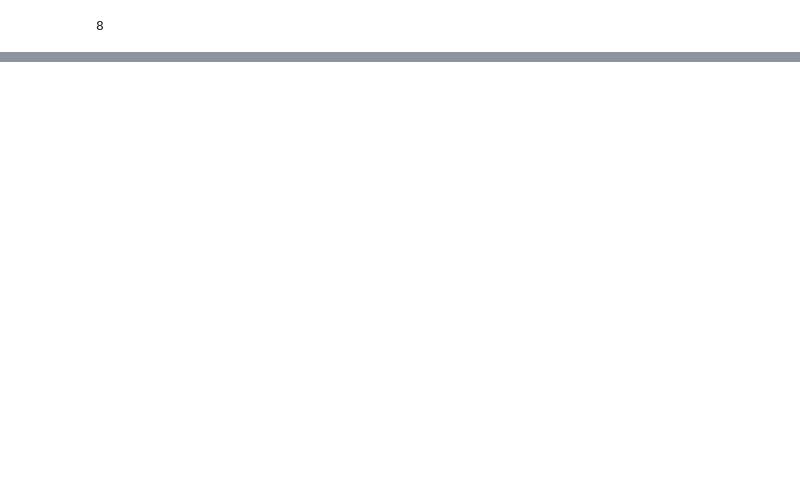
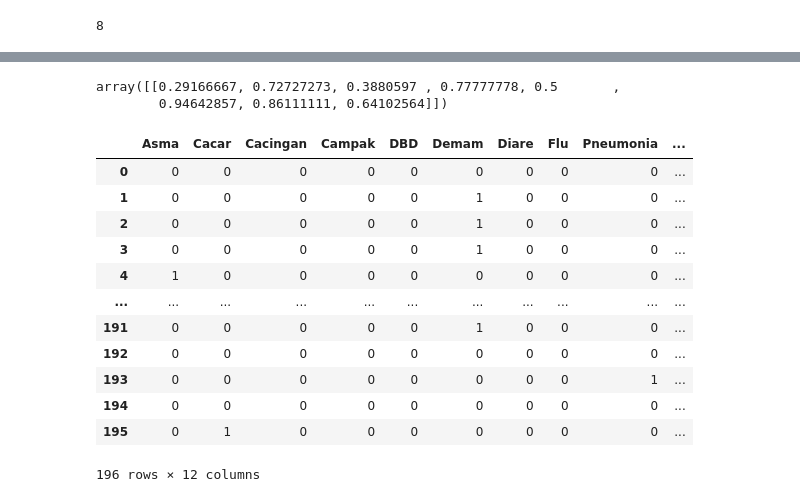
Before and after one commit to capstone-puskemashub-team/data-transform, a Jupyter notebook: Classy_disease.ipynb, the cells around one changed output, grey strips where cells are left out. Saved outputs shown, nothing was run; the diff lists cells and outputs as text; code cells hidden in the pictures; blank space fills up the shorter version.

```diff
--- a/Classy_disease.ipynb
+++ b/Classy_disease.ipynb
@@ -110,7 +115,7 @@ def na_randomfill(series):
     fill_values = series[~na_mask].sample(n=n_null, replace=True, random_state=0)
 
     # This ensures our new values will replace NaNs in the correct locations
-    fill_values.index = series.index[na_mask]
+    #fill_values.index = series.index[na_mask]
 
     return series.fillna(fill_values)
 # %%
@@ -281,0 +341,21 @@ plt.show()
+# %%
+X_test[:1]
+# %% [output]
+array([[0.29166667, 0.72727273, 0.3880597 , 0.77777778, 0.5       ,
+        0.94642857, 0.86111111, 0.64102564]])
+# %%
+label
+# %% [output]
+|  | Asma | Cacar | Cacingan | Campak | DBD | Demam | Diare | Flu | Pneumonia | ... |
+| 0 | 0 | 0 | 0 | 0 | 0 | 0 | 0 | 0 | 0 | ... |
+| 1 | 0 | 0 | 0 | 0 | 0 | 1 | 0 | 0 | 0 | ... |
+| 2 | 0 | 0 | 0 | 0 | 0 | 1 | 0 | 0 | 0 | ... |
+| 3 | 0 | 0 | 0 | 0 | 0 | 1 | 0 | 0 | 0 | ... |
+| 4 | 1 | 0 | 0 | 0 | 0 | 0 | 0 | 0 | 0 | ... |
+| ... | ... | ... | ... | ... | ... | ... | ... | ... | ... | ... |
+| 191 | 0 | 0 | 0 | 0 | 0 | 1 | 0 | 0 | 0 | ... |
+| 192 | 0 | 0 | 0 | 0 | 0 | 0 | 0 | 0 | 0 | ... |
+| 193 | 0 | 0 | 0 | 0 | 0 | 0 | 0 | 0 | 1 | ... |
+| 194 | 0 | 0 | 0 | 0 | 0 | 0 | 0 | 0 | 0 | ... |
+| 195 | 0 | 1 | 0 | 0 | 0 | 0 | 0 | 0 | 0 | ... |
+196 rows × 12 columns
```
Also changed, not shown: parts of 27 cells of this notebook.
